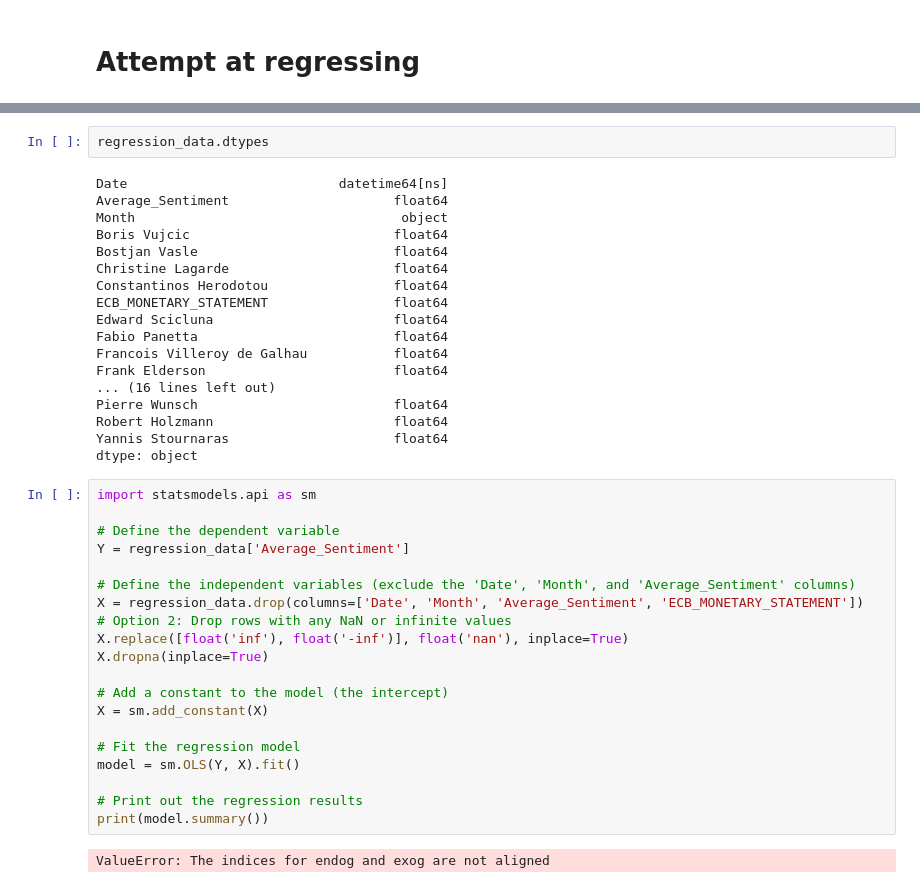
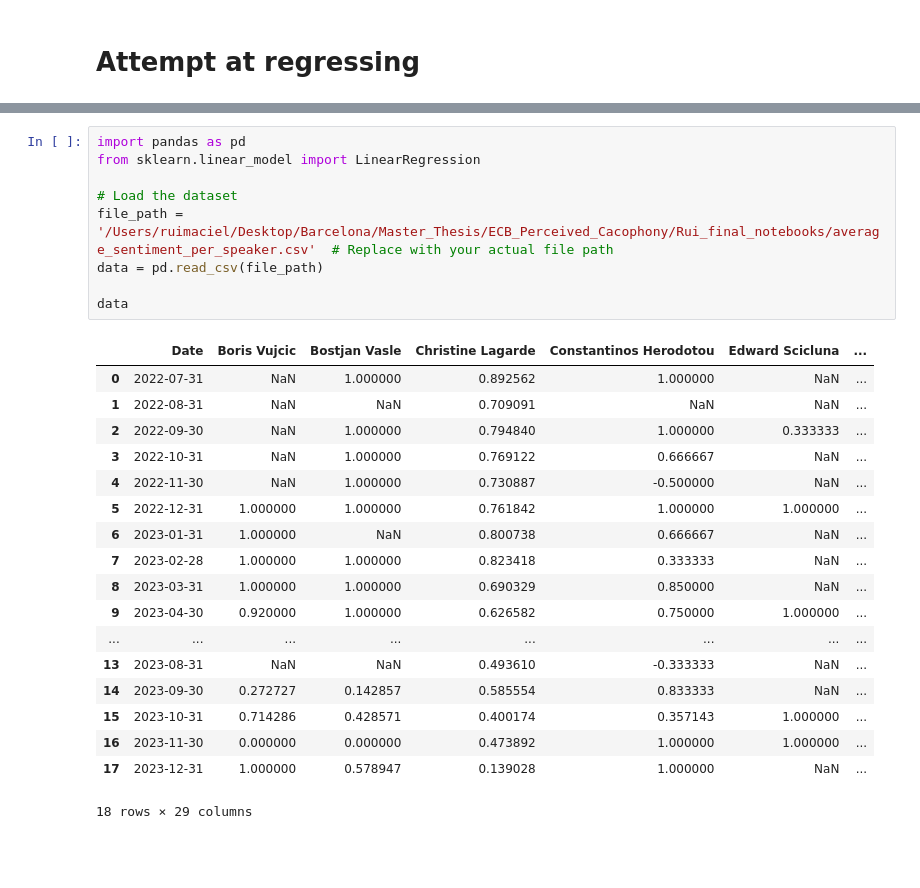
Before and after one commit to monbiote/ECB_Perceived_Cacophony, a Jupyter notebook: Rui_final_notebooks/index.ipynb, the cells around one changed output, grey strips where cells are left out. Drawn from its saved outputs; the diff is of its cells as text; blank space fills up the shorter version.

```diff
--- a/Rui_final_notebooks/index.ipynb
+++ b/Rui_final_notebooks/index.ipynb
@@ -94,42 +113,28 @@ regression_data = overall_average_sentiment.merge(average_sentiment_per_speaker,
-# %%
-regression_data.dtypes
-# %% [output]
-Date                           datetime64[ns]
-Average_Sentiment                     float64
-Month                                  object
-Boris Vujcic                          float64
-Bostjan Vasle                         float64
-Christine Lagarde                     float64
-Constantinos Herodotou                float64
-ECB_MONETARY_STATEMENT                float64
-Edward Scicluna                       float64
-Fabio Panetta                         float64
-Francois Villeroy de Galhau           float64
-Frank Elderson                        float64
-... (16 lines left out)
-Pierre Wunsch                         float64
-Robert Holzmann                       float64
-Yannis Stournaras                     float64
-dtype: object
-# %%
-import statsmodels.api as sm
-
-# Define the dependent variable
-Y = regression_data['Average_Sentiment']
-
-# Define the independent variables (exclude the 'Date', 'Month', and 'Average_Sentiment' columns)
-X = regression_data.drop(columns=['Date', 'Month', 'Average_Sentiment', 'ECB_MONETARY_STATEMENT'])
-# Option 2: Drop rows with any NaN or infinite values
-X.replace([float('inf'), float('-inf')], float('nan'), inplace=True)
-X.dropna(inplace=True)
-
-# Add a constant to the model (the intercept)
-X = sm.add_constant(X)
-
-# Fit the regression model
-model = sm.OLS(Y, X).fit()
-
-# Print out the regression results
-print(model.summary())
-# %% [output]
-ValueError: The indices for endog and exog are not aligned
+# %%
+import pandas as pd
+from sklearn.linear_model import LinearRegression
+
+# Load the dataset
+file_path = '/Users/ruimaciel/Desktop/Barcelona/Master_Thesis/ECB_Perceived_Cacophony/Rui_final_notebooks/average_sentiment_per_speaker.csv'  # Replace with your actual file path
+data = pd.read_csv(file_path)
+
+data
+# %% [output]
+|  | Date | Boris Vujcic | Bostjan Vasle | Christine Lagarde | Constantinos Herodotou | Edward Scicluna | ... |
+| 0 | 2022-07-31 | NaN | 1.000000 | 0.892562 | 1.000000 | NaN | ... |
+| 1 | 2022-08-31 | NaN | NaN | 0.709091 | NaN | NaN | ... |
+| 2 | 2022-09-30 | NaN | 1.000000 | 0.794840 | 1.000000 | 0.333333 | ... |
+| 3 | 2022-10-31 | NaN | 1.000000 | 0.769122 | 0.666667 | NaN | ... |
+| 4 | 2022-11-30 | NaN | 1.000000 | 0.730887 | -0.500000 | NaN | ... |
+| 5 | 2022-12-31 | 1.000000 | 1.000000 | 0.761842 | 1.000000 | 1.000000 | ... |
+| 6 | 2023-01-31 | 1.000000 | NaN | 0.800738 | 0.666667 | NaN | ... |
+| 7 | 2023-02-28 | 1.000000 | 1.000000 | 0.823418 | 0.333333 | NaN | ... |
+| 8 | 2023-03-31 | 1.000000 | 1.000000 | 0.690329 | 0.850000 | NaN | ... |
+| 9 | 2023-04-30 | 0.920000 | 1.000000 | 0.626582 | 0.750000 | 1.000000 | ... |
+| ... | ... | ... | ... | ... | ... | ... | ... |
+| 13 | 2023-08-31 | NaN | NaN | 0.493610 | -0.333333 | NaN | ... |
+| 14 | 2023-09-30 | 0.272727 | 0.142857 | 0.585554 | 0.833333 | NaN | ... |
+| 15 | 2023-10-31 | 0.714286 | 0.428571 | 0.400174 | 0.357143 | 1.000000 | ... |
+| 16 | 2023-11-30 | 0.000000 | 0.000000 | 0.473892 | 1.000000 | 1.000000 | ... |
+| 17 | 2023-12-31 | 1.000000 | 0.578947 | 0.139028 | 1.000000 | NaN | ... |
+18 rows × 29 columns
```
Also changed, not shown: parts of 13 cells of this notebook, 2 other files.
